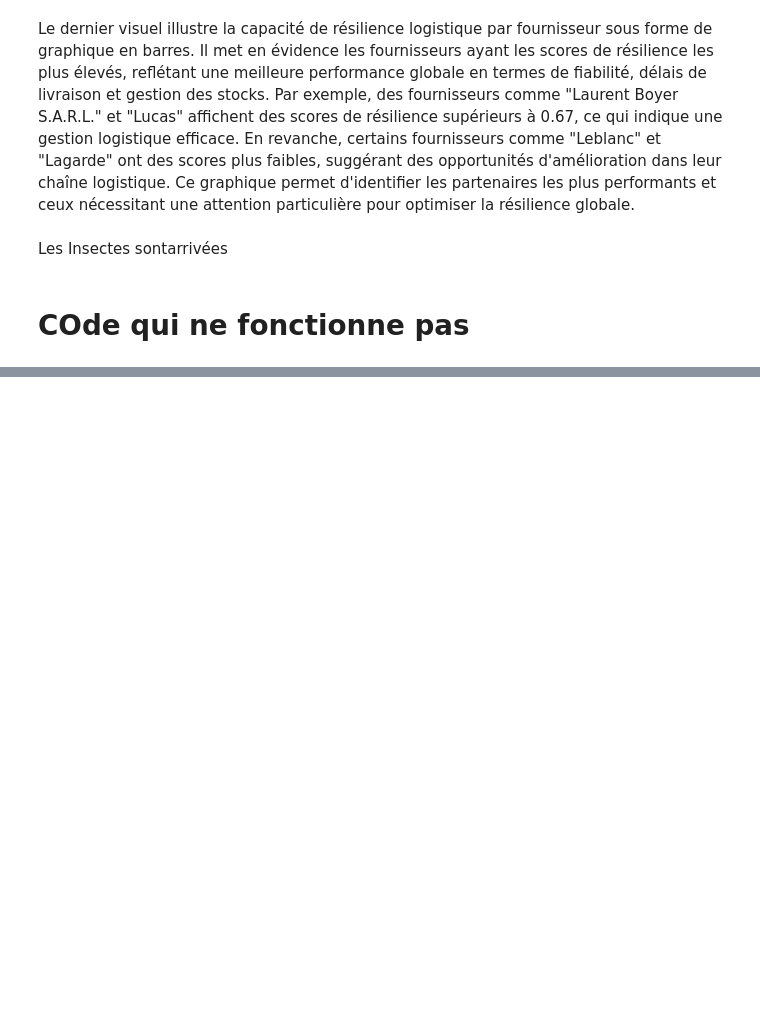
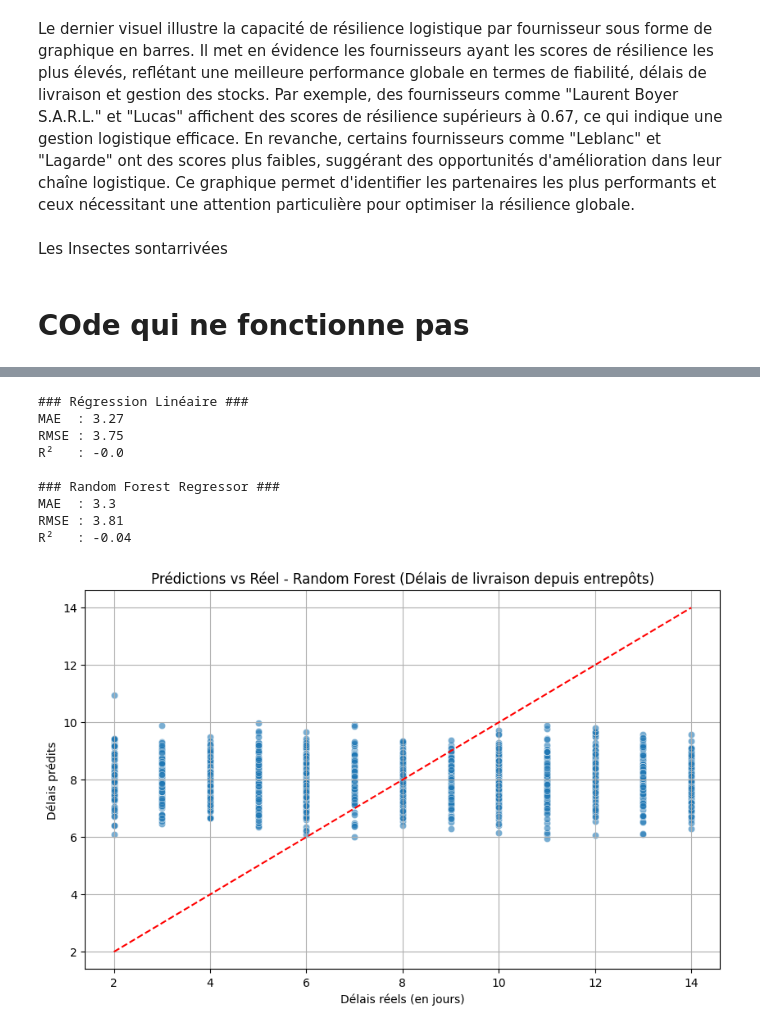
Before and after one commit to Fanaingamampiandra/Projet_Supply_chain, a Jupyter notebook: stephanie/achat_prod_fourn_stock.ipynb, the cells around one changed output, grey strips where cells are left out. Cells and saved outputs as stored; diff of their text form; code cells hidden in the pictures; blank space fills up the shorter version.

```diff
--- a/stephanie/achat_prod_fourn_stock.ipynb
+++ b/stephanie/achat_prod_fourn_stock.ipynb
@@ -356,0 +816,69 @@ Les Insectes sontarrivées
+# %%
+from sklearn.ensemble import RandomForestRegressor
+from sklearn.linear_model import LinearRegression
+from sklearn.preprocessing import MinMaxScaler
+from sklearn.metrics import mean_absolute_error, mean_squared_error, r2_score
+from sklearn.model_selection import train_test_split
+
+import seaborn as sns
+import matplotlib.pyplot as plt
+import numpy as np
+
+# --- 1. Préparation des données ---
+# Supposons que 'data_le' soit déjà prétraité (valeurs manquantes gérées, variables catégorielles encodées, etc.)
+
+# On enlève les colonnes inutiles pour la prédiction
+X_entrepots = data_le.drop(['délai_livraison_jours', 'date_achat'], axis=1)
+y_entrepots = data_le['délai_livraison_jours']
+
+# Split train/test
+X_train, X_test, y_train, y_test = train_test_split(X_entrepots, y_entrepots, test_size=0.2, random_state=42)
+
+# --- 2. Mise à l’échelle des données ---
+scaler = MinMaxScaler()
+X_train_scaled = scaler.fit_transform(X_train)
+X_test_scaled = scaler.transform(X_test)
+
+# --- 3. Modèles de Régression ---
+
+# Régression Linéaire
+lin_reg = LinearRegression()
+lin_reg.fit(X_train_scaled, y_train)
+y_pred_lin = lin_reg.predict(X_test_scaled)
+
+# Random Forest
+rf_reg = RandomForestRegressor(random_state=42)
+rf_reg.fit(X_train_scaled, y_train)
+y_pred_rf = rf_reg.predict(X_test_scaled)
+
+# --- 4. Fonction d’évaluation ---
+def print_regression_metrics(y_true, y_pred, model_name):
+    print(f"\n### {model_name} ###")
+    print("MAE  :", round(mean_absolute_error(y_true, y_pred), 2))
+    print("RMSE :", round(np.sqrt(mean_squared_error(y_true, y_pred)), 2))
+    print("R²   :", round(r2_score(y_true, y_pred), 2))
+
+# --- 5. Affichage des performances ---
+print_regression_metrics(y_test, y_pred_lin, "Régression Linéaire")
+print_regression_metrics(y_test, y_pred_rf, "Random Forest Regressor")
+
+# --- 6. Visualisation : Prédictions vs Réel pour Random Forest ---
+plt.figure(figsize=(10, 6))
+sns.scatterplot(x=y_test, y=y_pred_rf, alpha=0.6)
+plt.plot([y_test.min(), y_test.max()], [y_test.min(), y_test.max()], 'r--')
+plt.xlabel("Délais réels (en jours)")
+plt.ylabel("Délais prédits")
+plt.title("Prédictions vs Réel - Random Forest (Délais de livraison depuis entrepôts)")
+plt.grid(True)
+plt.show()
+# %% [output]
+### Régression Linéaire ###
+MAE  : 3.27
+RMSE : 3.75
+R²   : -0.0
+
+### Random Forest Regressor ###
+MAE  : 3.3
+RMSE : 3.81
+R²   : -0.04
+[figure, added]
```
Also changed, not shown: parts of 25 cells of this notebook.
